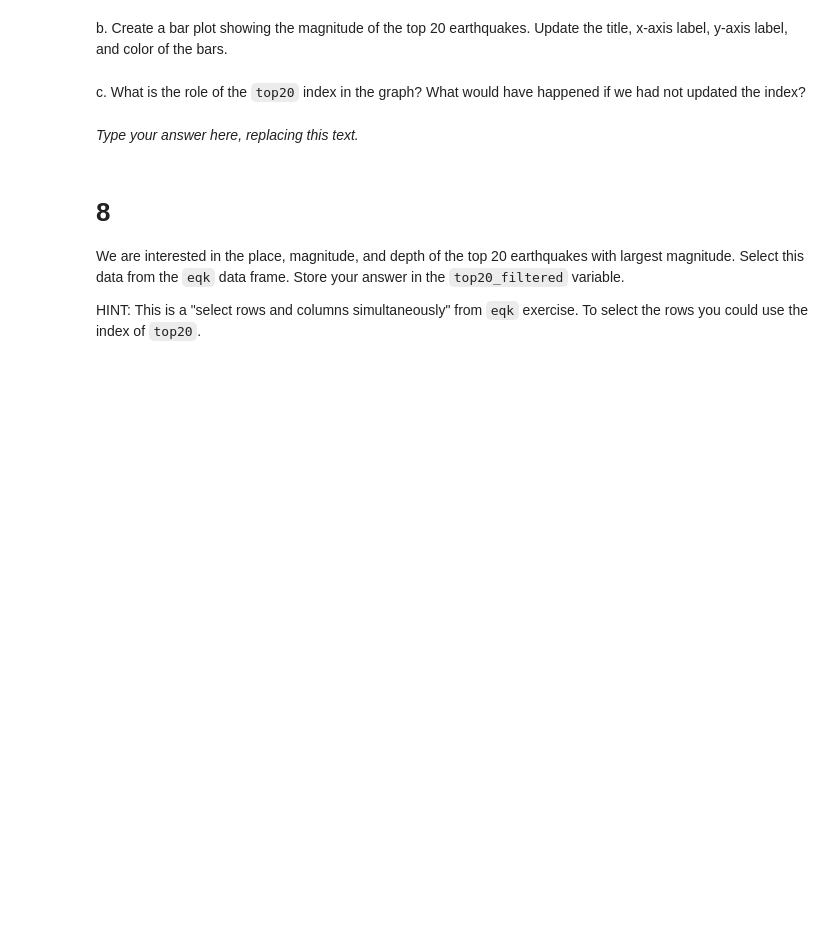
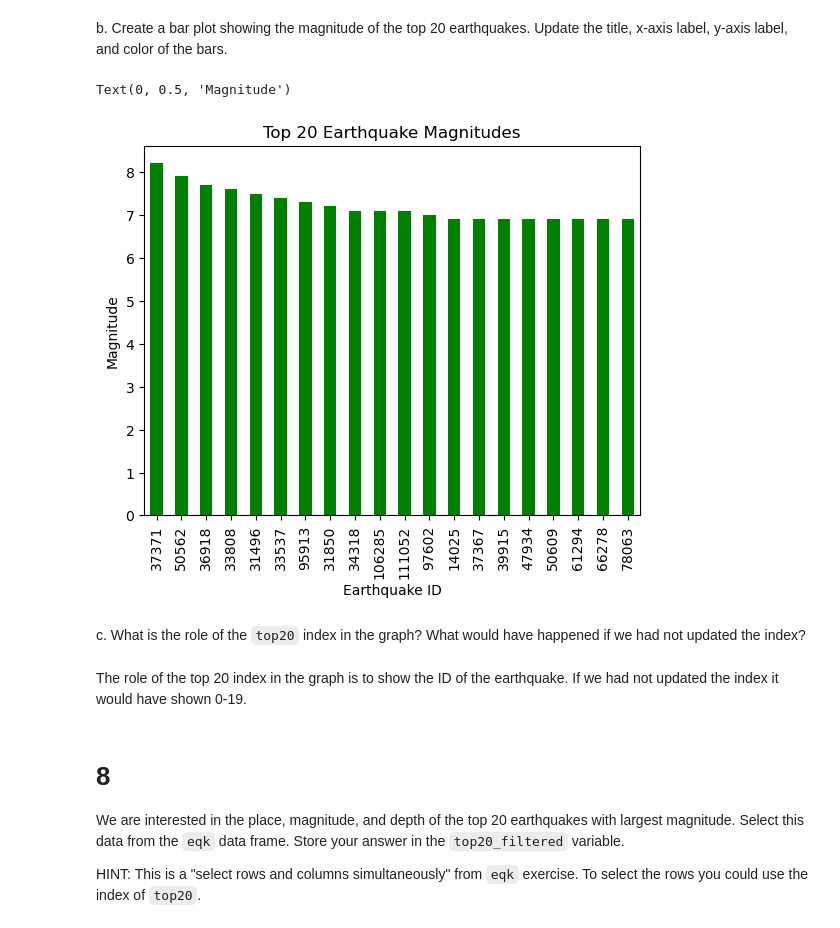
Before and after one commit to jocardelle/eds220-hwk1, a Jupyter notebook: hwk1-task3-earthquakes.ipynb, the cells around one changed output. Drawn from its saved outputs; the diff is of its cells as text; code cells hidden in the pictures; blank space fills up the shorter version.

```diff
--- a/hwk1-task3-earthquakes.ipynb
+++ b/hwk1-task3-earthquakes.ipynb
@@ -184,3 +180,6 @@ top20 = ...
+# %%
+# Find the earthquakes with the 20 largest magnitudes
+top20 = eqk.nlargest(20, 'mag')
 # %%
 # View the dataframe
 top20
@@ -188,14 +205,24 @@ top20
 <!-- BEGIN QUESTION -->
 
 b. Create a bar plot showing the magnitude of the top 20 earthquakes. Update the title, x-axis label, y-axis label, and color of the bars.
+# %%
+# Create bar plot and update title, axis labels, and color
+barplot = top20['mag'].plot(kind = 'bar',
+               title = "Top 20 Earthquake Magnitudes",
+               color = 'green' )
+barplot.set_xlabel("Earthquake ID")
+barplot.set_ylabel("Magnitude")
+# %% [output]
+Text(0, 0.5, 'Magnitude')
+[figure, added]
 # %% [markdown]
 <!-- END QUESTION -->
 
 <!-- BEGIN QUESTION -->
 
 c. What is the role of the `top20` index in the graph? What would have happened if we had not updated the index?
-# %% [markdown]
-_Type your answer here, replacing this text._
+# %% [markdown]
+The role of the top 20 index in the graph is to show the ID of the earthquake. If we had not updated the index it would have shown 0-19.
 # %% [markdown]
 <!-- END QUESTION -->
 
```
Also changed, not shown: parts of 7 cells of this notebook.
